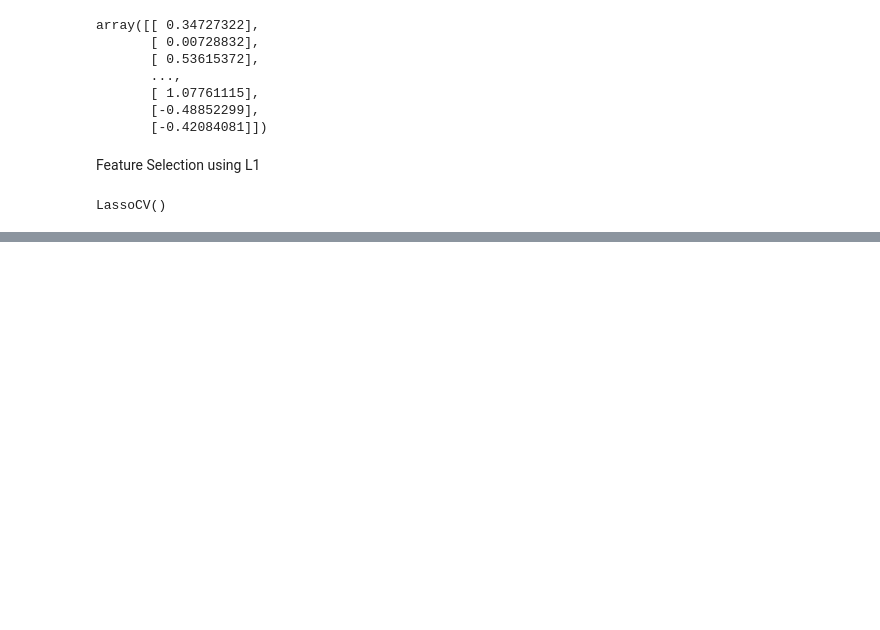
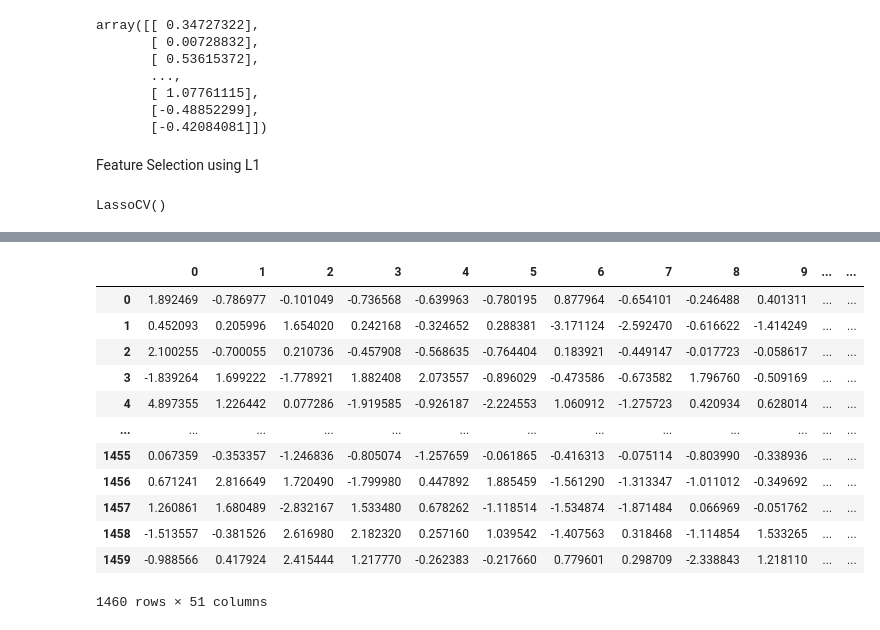
Before and after one commit to JoanWaweru/ML-Group-5-Tasks, a Jupyter notebook: Housing_Price_Task.ipynb, the cells around one changed output, grey strips where cells are left out. Cells and saved outputs as stored; diff of their text form; code cells hidden in the pictures; blank space fills up the shorter version.

```diff
--- a/Housing_Price_Task.ipynb
+++ b/Housing_Price_Task.ipynb
@@ -348,0 +372,7 @@ LassoCV()
+# %%
+selected_features_list = []
+for label, value in zip(coef_col.index, coef_col.values):
+    if value != 0:
+        selected_features_list.append(label)
+
+selected_features_list
@@ -348,0 +397,5 @@ LassoCV()
+# %%
+df_standardized = pd.DataFrame(X, columns=df_X.columns)
+# %%
+X = df_standardized[selected_features_list]
+X
@@ -348,0 +418,4 @@ LassoCV()
+# %%
+from sklearn.decomposition import TruncatedSVD
+svd=TruncatedSVD(n_components=50)
+p_components=svd.fit_transform(X)
@@ -348,0 +439,19 @@ LassoCV()
+# %%
+pcaNewData = pd.DataFrame(p_components)
+targetNewData = pd.DataFrame(y,columns=['SalePrice'])
+finalNewData = pd.concat([pcaNewData,targetNewData],axis=1)
+finalNewData
+# %% [output]
+|  | 0 | 1 | 2 | 3 | 4 | 5 | 6 | 7 | 8 | 9 | ... | ... |
+| 0 | 1.892469 | -0.786977 | -0.101049 | -0.736568 | -0.639963 | -0.780195 | 0.877964 | -0.654101 | -0.246488 | 0.401311 | ... | ... |
+| 1 | 0.452093 | 0.205996 | 1.654020 | 0.242168 | -0.324652 | 0.288381 | -3.171124 | -2.592470 | -0.616622 | -1.414249 | ... | ... |
+| 2 | 2.100255 | -0.700055 | 0.210736 | -0.457908 | -0.568635 | -0.764404 | 0.183921 | -0.449147 | -0.017723 | -0.058617 | ... | ... |
+| 3 | -1.839264 | 1.699222 | -1.778921 | 1.882408 | 2.073557 | -0.896029 | -0.473586 | -0.673582 | 1.796760 | -0.509169 | ... | ... |
+| 4 | 4.897355 | 1.226442 | 0.077286 | -1.919585 | -0.926187 | -2.224553 | 1.060912 | -1.275723 | 0.420934 | 0.628014 | ... | ... |
+| ... | ... | ... | ... | ... | ... | ... | ... | ... | ... | ... | ... | ... |
+| 1455 | 0.067359 | -0.353357 | -1.246836 | -0.805074 | -1.257659 | -0.061865 | -0.416313 | -0.075114 | -0.803990 | -0.338936 | ... | ... |
+| 1456 | 0.671241 | 2.816649 | 1.720490 | -1.799980 | 0.447892 | 1.885459 | -1.561290 | -1.313347 | -1.011012 | -0.349692 | ... | ... |
+| 1457 | 1.260861 | 1.680489 | -2.832167 | 1.533480 | 0.678262 | -1.118514 | -1.534874 | -1.871484 | 0.066969 | -0.051762 | ... | ... |
+| 1458 | -1.513557 | -0.381526 | 2.616980 | 2.182320 | 0.257160 | 1.039542 | -1.407563 | 0.318468 | -1.114854 | 1.533265 | ... | ... |
+| 1459 | -0.988566 | 0.417924 | 2.415444 | 1.217770 | -0.262383 | -0.217660 | 0.779601 | 0.298709 | -2.338843 | 1.218110 | ... | ... |
+1460 rows × 51 columns
```
Also changed, not shown: parts of 33 cells of this notebook.
